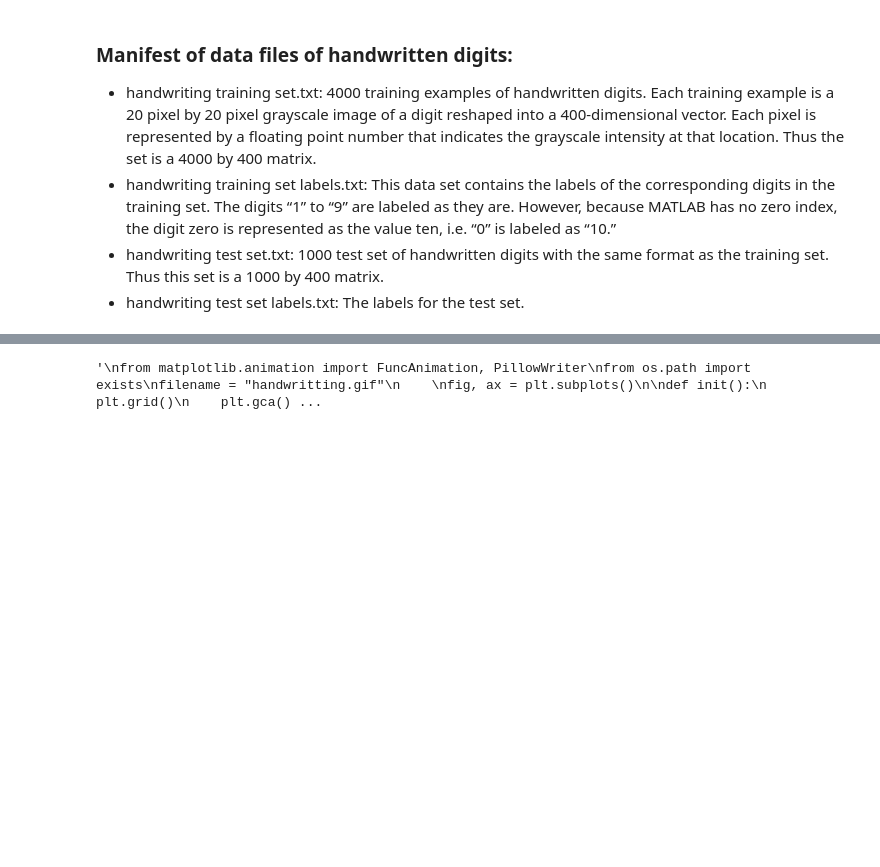
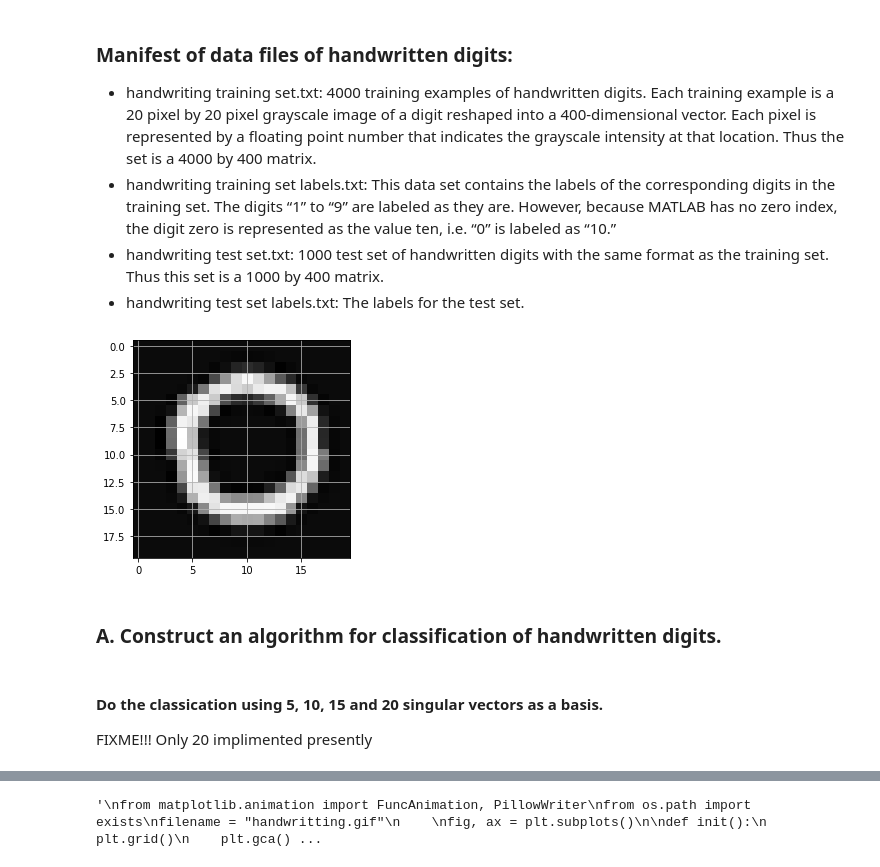
Before and after one commit to fractalclockwork/Math425, a Jupyter notebook: FinalProjectProblem3.ipynb, the cells around one changed output, grey strips where cells are left out. Cells and saved outputs as stored; diff of their text form; code cells hidden in the pictures; blank space fills up the shorter version.

```diff
--- a/FinalProjectProblem3.ipynb
+++ b/FinalProjectProblem3.ipynb
@@ -85,0 +89,11 @@ def show(r):
+# %%
+# show a sample of the data
+data.shape,
+show(data[399])
+# %% [output]
+[figure, added]
+# %% [markdown]
+### A. Construct an algorithm for classification of handwritten digits.
+# %% [markdown]
+####  Do the classication using 5, 10, 15 and 20 singular vectors as a basis.
+FIXME!!! Only 20 implimented presently
```
Also changed, not shown: parts of 23 cells of this notebook.
